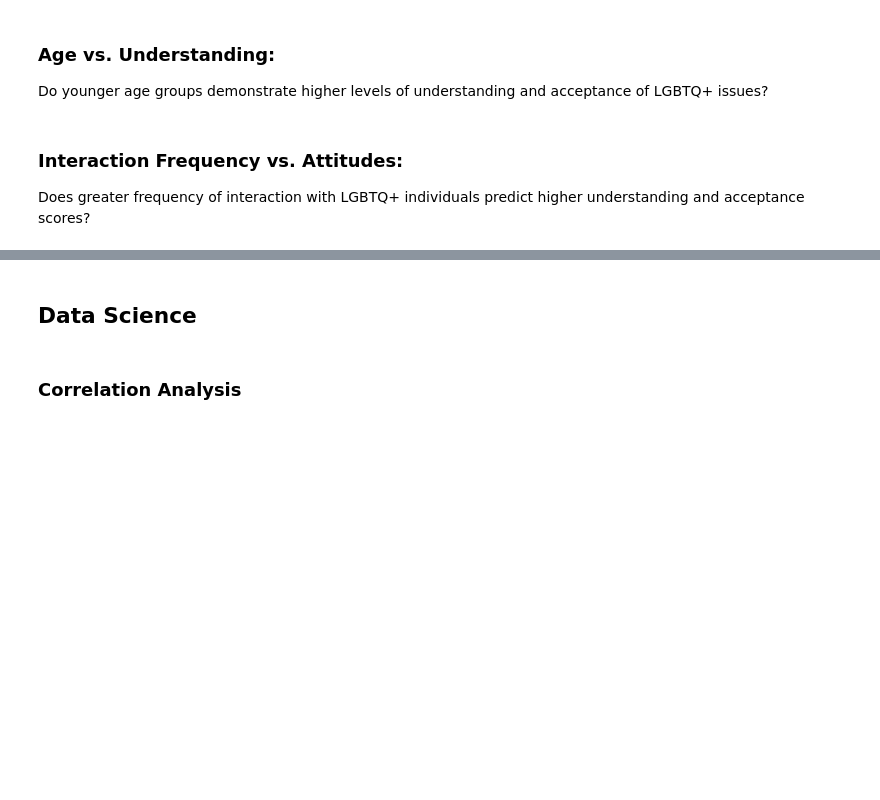
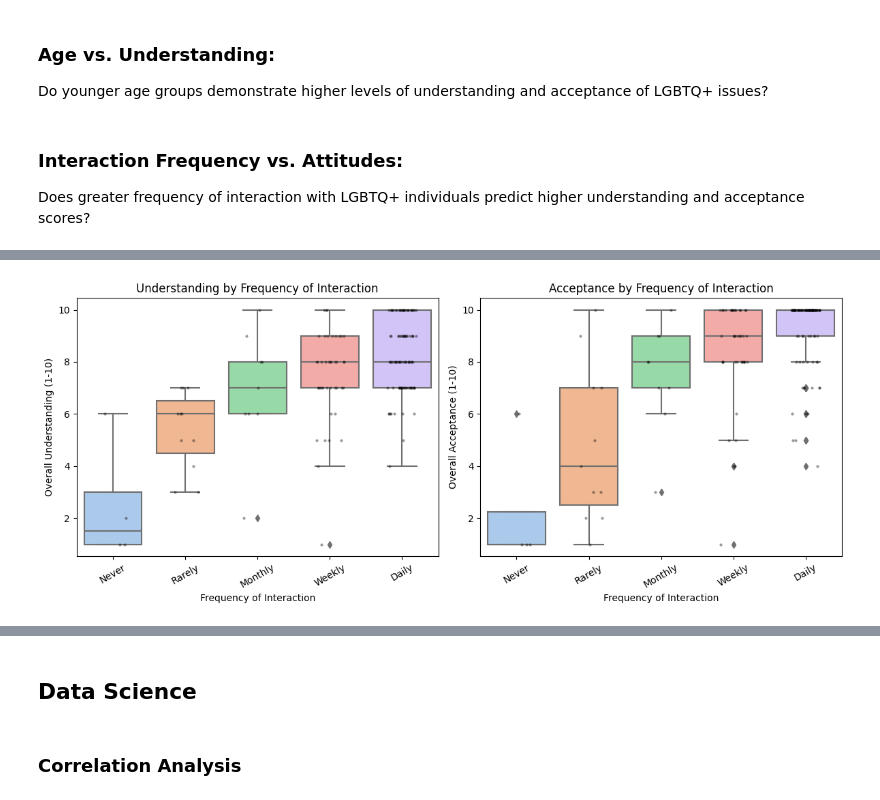
Before and after one commit to amarinmcg/societalacceptanceoflgbtqcommunity, a Jupyter notebook: societalacceptance.ipynb, the cells around one changed output, grey strips where cells are left out. Cells and saved outputs as stored; diff of their text form; code cells hidden in the pictures; blank space fills up the shorter version.

```diff
--- a/societalacceptance.ipynb
+++ b/societalacceptance.ipynb
@@ -211,3 +281,95 @@ Do younger age groups demonstrate higher levels of understanding and acceptance
 # %% [markdown]
 ### Interaction Frequency vs. Attitudes:
 Does greater frequency of interaction with LGBTQ+ individuals predict higher understanding and acceptance scores?
+# %%
+from scipy import stats
+
+# Frequency of interaction vs understanding and acceptance (cell to add at index 25)
+
+# Columns (use existing variables where available)
+freq_col = 'Frequency of LGBTQ interaction'
+under_col = 'Overall Understanding of LGBTQ Issues'
+acc_col = 'Overall Acceptance Rating'   # acc_col already defined in the notebook
+
+# Copy relevant data and drop missing
+df_freq = df[[freq_col, under_col, acc_col]].copy().dropna()
+
+# Standardize category text
+df_freq[freq_col] = df_freq[freq_col].str.strip().str.title()
+
+# Define an ordinal ordering for frequency (adjust if your categories differ)
+ordered_freq = ['Never', 'Rarely', 'Monthly', 'Weekly', 'Daily']
+ord_map = {k: i for i, k in enumerate(ordered_freq, start=1)}
+df_freq['Freq Ordinal'] = df_freq[freq_col].map(ord_map)
+
+# Group summary stats
+for col in [under_col, acc_col]:
+    grp = df_freq.groupby(freq_col)[col].agg(['count', 'mean', 'std']).loc[ordered_freq].dropna(how='all')
+    print(f"\nSummary for {col} by frequency:\n", grp)
+
+# ANOVA (parametric) and Kruskal-Wallis (nonparametric) across groups
+
+def stats_across_groups(metric):
+    groups = [grp[metric].values for name, grp in df_freq.groupby(freq_col) if len(grp) > 0]
+    group_names = [name for name, grp in df_freq.groupby(freq_col) if len(grp) > 0]
+    print(f"\n--- {metric} ---")
+    # ANOVA (only if >=2 groups with >1 sample)
+    try:
+        if len(groups) >= 2 and all(len(g) > 1 for g in groups):
+            f_stat, p_anova = stats.f_oneway(*groups)
+            # compute eta-squared
+            all_vals = df_freq[metric].values
+            overall_mean = all_vals.mean()
+            ss_between = sum(len(g) * (g.mean() - overall_mean) ** 2 for g in groups)
+            ss_total = ((all_vals - overall_mean) ** 2).sum()
+            eta_sq = ss_between / ss_total if ss_total > 0 else np.nan
+            print(f"ANOVA F = {f_stat:.3f}, p = {p_anova:.3e}, eta^2 = {eta_sq:.3f}")
+        else:
+            print("ANOVA skipped (not enough samples per group).")
+    except Exception as e:
+        print("ANOVA error:", e)
+
+    # Kruskal-Wallis
+    try:
+        if len(groups) >= 2:
+            h_stat, p_kw = stats.kruskal(*groups)
+            print(f"Kruskal-Wallis H = {h_stat:.3f}, p = {p_kw:.3e}")
+        else:
+            print("Kruskal-Wallis skipped (not enough groups).")
+    except Exception as e:
+        print("Kruskal-Wallis error:", e)
+
+stats_across_groups(under_col)
+stats_across_groups(acc_col)
+
+# Spearman correlation using the ordinal mapping (tests monotonic trend)
+for col in [under_col, acc_col]:
+    valid = df_freq.dropna(subset=['Freq Ordinal', col])
+    if len(valid) > 2:
+        rho, p = stats.spearmanr(valid['Freq Ordinal'], valid[col])
+        print(f"\nSpearman correlation between frequency (ordinal) and {col}: rho = {rho:.3f}, p = {p:.3e}")
+    else:
+        print(f"\nNot enough data for Spearman correlation for {col}.")
+
+# Visualizations: ordered boxplots
+plt.figure(figsize=(12,5))
+
+plt.subplot(1,2,1)
+sns.boxplot(x=freq_col, y=under_col, data=df_freq, order=ordered_freq, palette='pastel')
+sns.stripplot(x=freq_col, y=under_col, data=df_freq, order=ordered_freq, color='k', size=3, alpha=0.4, jitter=0.2)
+plt.title('Understanding by Frequency of Interaction')
+plt.xlabel('Frequency of Interaction')
+plt.ylabel('Overall Understanding (1-10)')
+plt.xticks(rotation=30)
+
+plt.subplot(1,2,2)
+sns.boxplot(x=freq_col, y=acc_col, data=df_freq, order=ordered_freq, palette='pastel')
+sns.stripplot(x=freq_col, y=acc_col, data=df_freq, order=ordered_freq, color='k', size=3, alpha=0.4, jitter=0.2)
+plt.title('Acceptance by Frequency of Interaction')
+plt.xlabel('Frequency of Interaction')
+plt.ylabel('Overall Acceptance (1-10)')
+plt.xticks(rotation=30)
+
+plt.tight_layout()
+plt.show()
+# %% [output]
@@ -214,2 +393,3 @@ Does greater frequency of interaction with LGBTQ+ individuals predict higher und
+[figure, added]
 # %% [markdown]
 ### Religion and Political Viewpoints vs. Acceptance:
```
Also changed, not shown: parts of 3 cells of this notebook.
